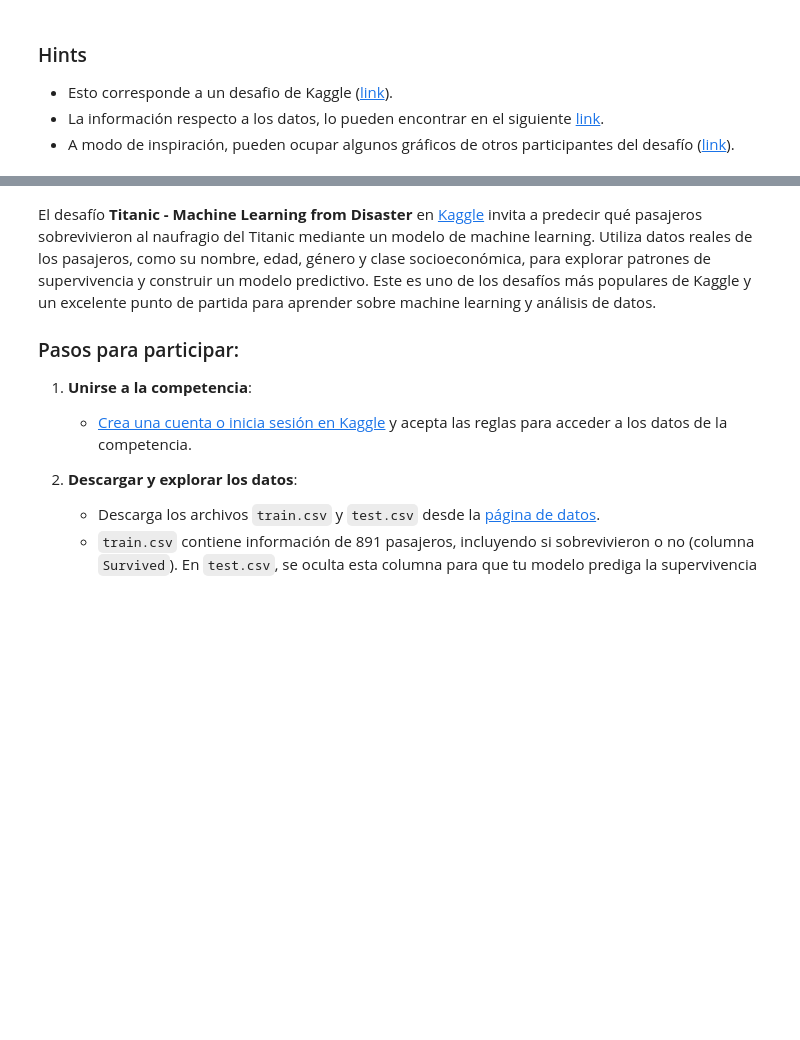
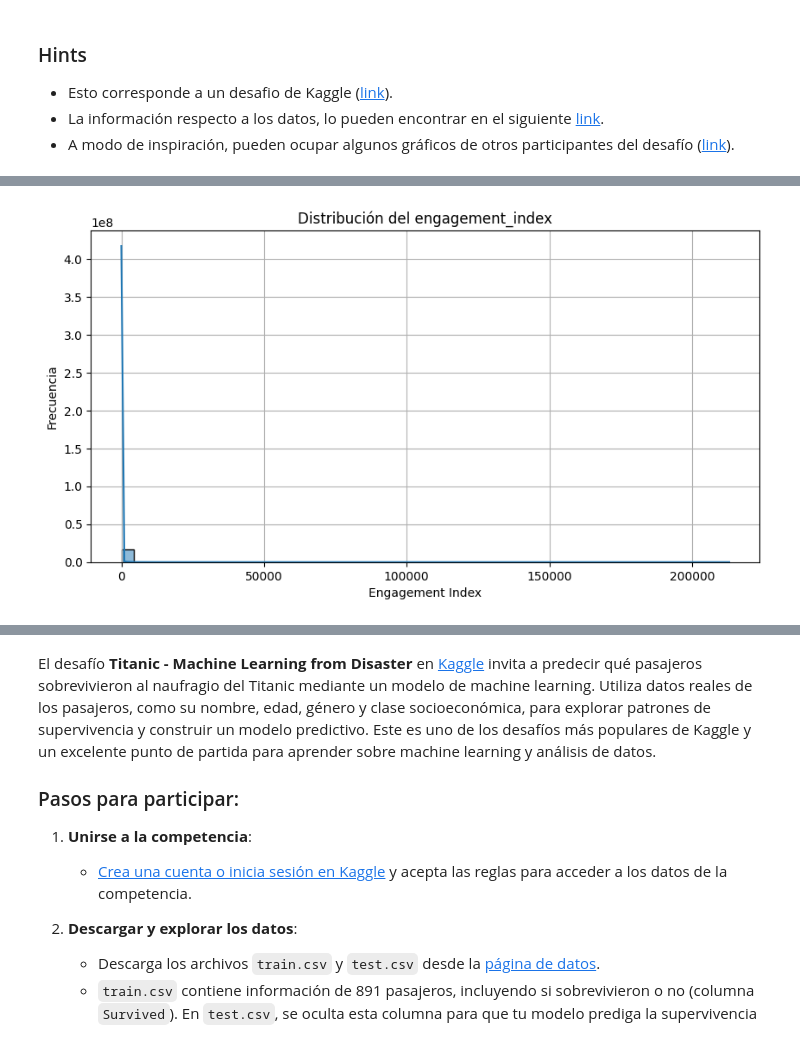
Before and after one commit to nmuraro/entregables, a Jupyter notebook: docs/homeworks/hw_02.ipynb, the cells around one changed output, grey strips where cells are left out. Saved outputs shown, nothing was run; the diff lists cells and outputs as text; code cells hidden in the pictures; blank space fills up the shorter version.

```diff
--- a/docs/homeworks/hw_02.ipynb
+++ b/docs/homeworks/hw_02.ipynb
@@ -105,0 +373,20 @@ timestamp
+# %%
+
+# Convertimos la columna de fecha
+df_merged['time'] = pd.to_datetime(df_merged['time'])
+
+# Revisamos nombres de columnas para asegurarnos
+df_merged.columns
+
+import seaborn as sns
+import matplotlib.pyplot as plt
+
+plt.figure(figsize=(10,5))
+sns.histplot(df_merged["engagement_index"].dropna(), bins=50, kde=True)
+plt.title("Distribución del engagement_index")
+plt.xlabel("Engagement Index")
+plt.ylabel("Frecuencia")
+plt.grid(True)
+plt.show()
+# %% [output]
+[figure, added]
```
Also changed, not shown: parts of 19 cells of this notebook.
